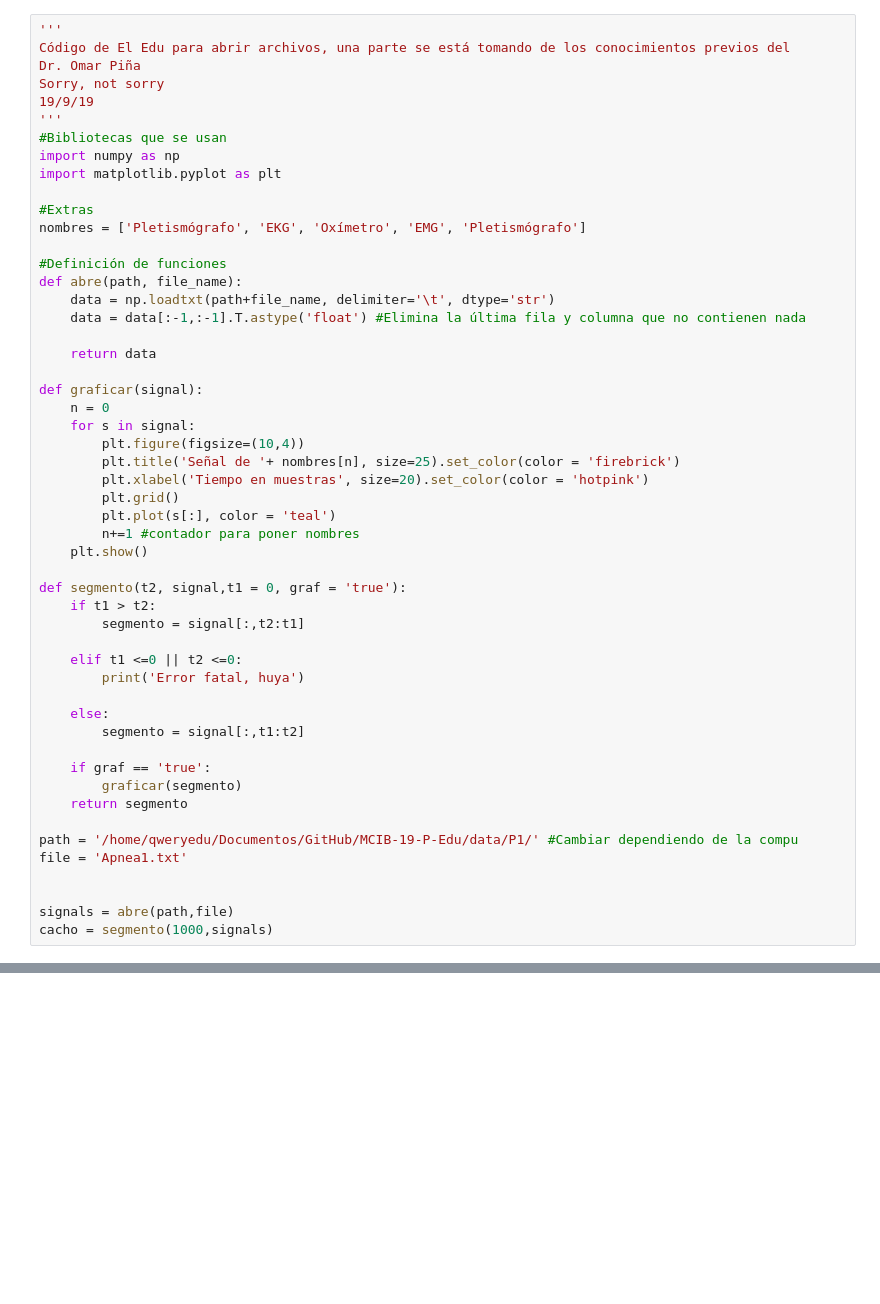
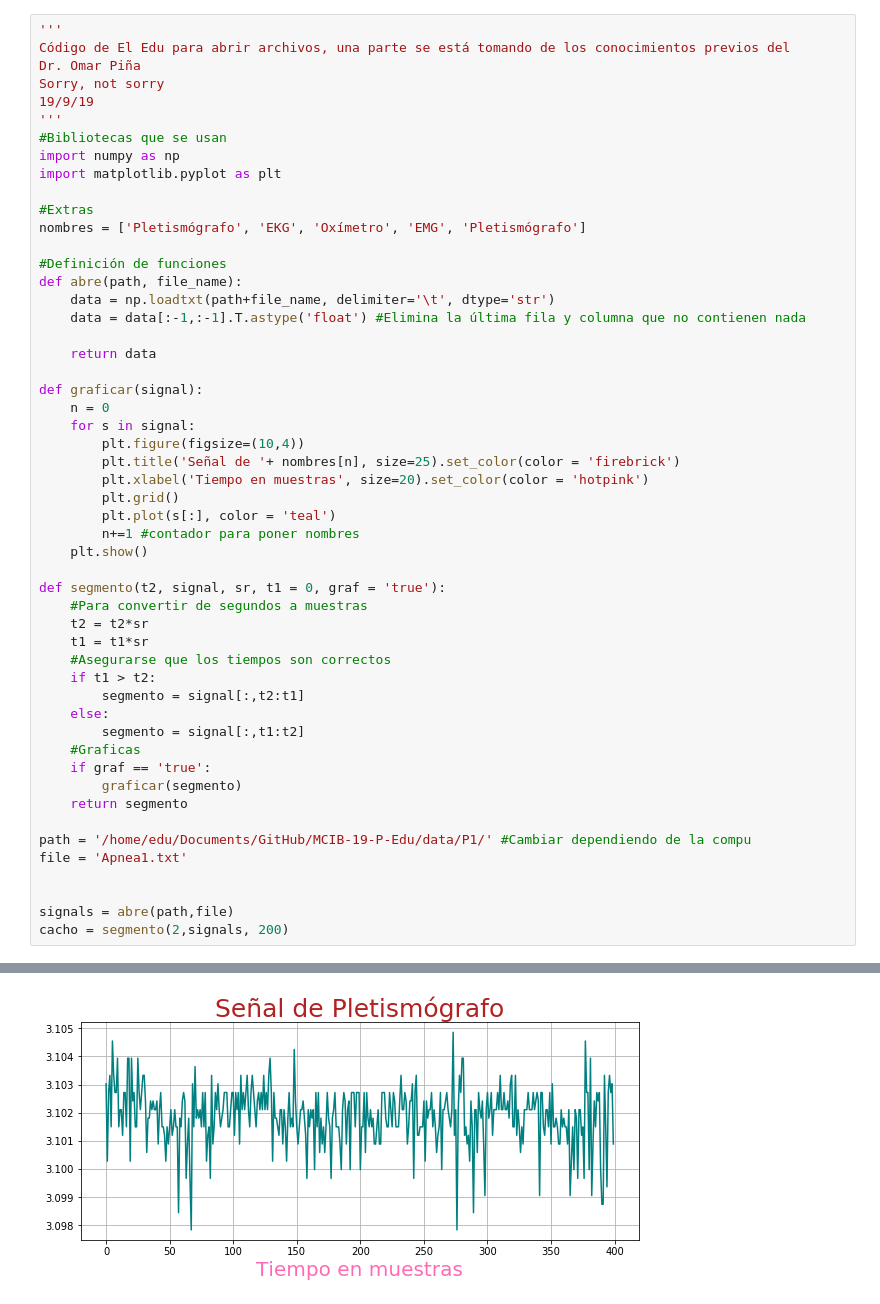
Before and after one commit to Qweryedu/MCIB-19-P-Edu, a Jupyter notebook: src/P1.ipynb, the cells around one changed output, grey strips where cells are left out. Saved outputs shown, nothing was run; the diff lists cells and outputs as text; blank space fills up the shorter version.

```diff
--- a/src/P1.ipynb
+++ b/src/P1.ipynb
@@ -30,24 +30,24 @@ def graficar(signal):
         n+=1 #contador para poner nombres
     plt.show()
 
-def segmento(t2, signal,t1 = 0, graf = 'true'):
+def segmento(t2, signal, sr, t1 = 0, graf = 'true'):
+    #Para convertir de segundos a muestras
+    t2 = t2*sr
+    t1 = t1*sr
+    #Asegurarse que los tiempos son correctos
     if t1 > t2:
         segmento = signal[:,t2:t1]
-
-    elif t1 <=0 || t2 <=0:
-        print('Error fatal, huya')
-
     else:
         segmento = signal[:,t1:t2]
-
+    #Graficas
     if graf == 'true':
         graficar(segmento)
     return segmento
 
-path = '/home/qweryedu/Documentos/GitHub/MCIB-19-P-Edu/data/P1/' #Cambiar dependiendo de la compu
+path = '/home/edu/Documents/GitHub/MCIB-19-P-Edu/data/P1/' #Cambiar dependiendo de la compu
 file = 'Apnea1.txt'
 
 
 signals = abre(path,file)
-cacho = segmento(1000,signals)
+cacho = segmento(2,signals, 200)
 # %% [output]
@@ -54,0 +54 @@ ImportError: No module named functools_lru_cache
+[figure, added]
```
Also changed, not shown: parts of 6 cells of this notebook.
